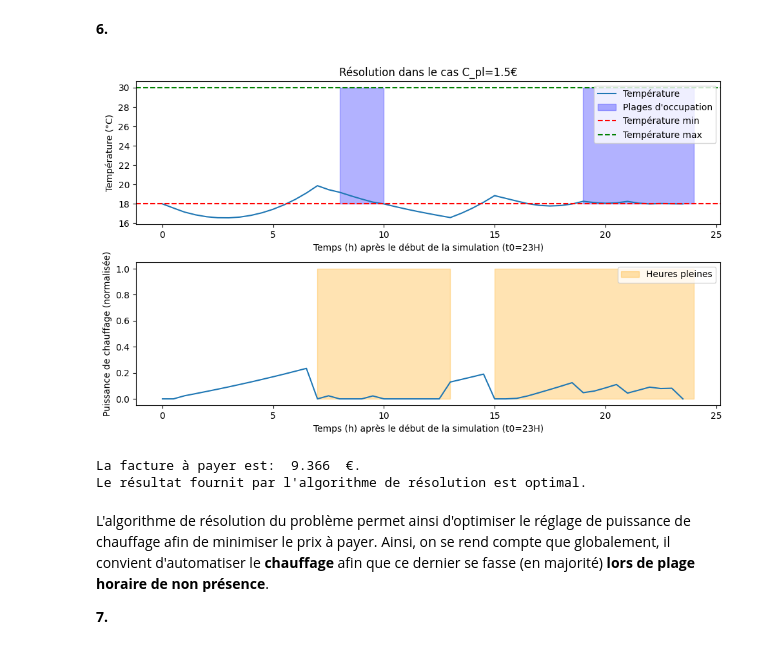
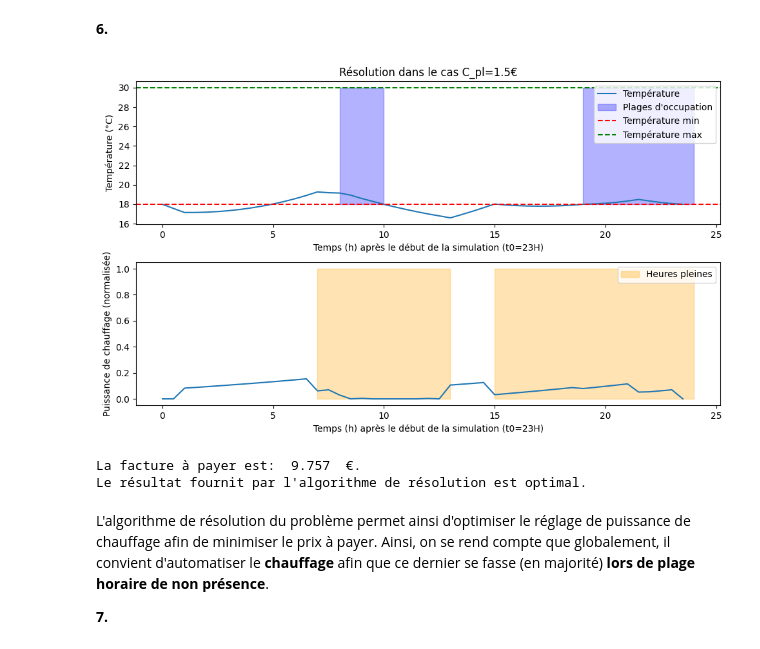
Before and after one commit to TomSchippke/PROJETS_S2, a Jupyter notebook: Mini_Projet_Optim_LAGARDE_SCHIPPKE.ipynb, the cells around one changed output. Cells and saved outputs as stored; diff of their text form; code cells hidden in the pictures.

```diff
--- a/Mini_Projet_Optim_LAGARDE_SCHIPPKE.ipynb
+++ b/Mini_Projet_Optim_LAGARDE_SCHIPPKE.ipynb
@@ -129,19 +129,19 @@ def resolution (cpl=1.50):
 
     # Initialisation des variables
     X0 = np.zeros(2 * N)
-    X0[:N]=(Tm+TM)/2
-    #X0[N:] =PM/10  # Puissances initiales
-    #X0[0]=Tm
-    #X0[2*N-1]=0
-    #for i in range(N-1):
-   #    X0[i+1]=np.exp(-(k+h)*dt)*X0[i]+((1-np.exp(-(k+h)*dt))/(k+h))*(b*X0[N+i]+h*Te[i])
-    #print(X0)
+    #X0[:N]=(Tm+TM)/2
+    X0[N:] =PM/10  # Puissances initiales
+    X0[0]=Tm
+    X0[2*N-1]=0
+    for i in range(N-1):
+       X0[i+1]=np.exp(-(k+h)*dt)*X0[i]+((1-np.exp(-(k+h)*dt))/(k+h))*(b*X0[N+i]+h*Te[i])
+
 
     # Définition des contraintes et de la fonction objectif pour minimize
     contraintes_dict = ({'type': 'ineq', 'fun': contraintes_ineq},{'type': 'eq', 'fun': contraintes_eq})
 
     # Résolution avec minimize
-    resultat_minimize = minimize(cost, X0,constraints=contraintes_dict, options={'disp': False,'maxiter': 500})
+    resultat_minimize = minimize(cost, X0,constraints=contraintes_dict, options={'disp': False,'maxiter': 600})
 
     # Récupération des résultats
     T_resultat = resultat_minimize.x[:N]
@@ -160,35 +160,35 @@ def resolution (cpl=1.50):
     plt.axhline(y=Tm, color='r', linestyle='--', label='Température min')
     plt.axhline(y=TM, color='g', linestyle='--', label='Température max')
     plt.xlabel('Temps (h) après le début de la simulation (t0=23H)')
     plt.ylabel('Température (°C)')
     plt.legend(loc='upper right')
 
     plt.subplot(2, 1, 2)
     plt.plot(temps, Pow_resultat / PM)
     plt.xlabel('Temps (h) après le début de la simulation (t0=23H)')
     plt.ylabel('Puissance de chauffage (normalisée)')
     plt.fill_between([6+(24-t_0),12+(24-t_0)], 0, 1, alpha=0.3, color='orange', label='Heures pleines')
     plt.fill_between([14+(24-t_0),23+(24-t_0)], 0, 1, alpha=0.3, color='orange')
     plt.legend(loc='upper right')
 
     plt.tight_layout()
     plt.show()
 
     print('La facture à payer est: ', round(cost(resultat_minimize.x), 3),' €.')
 
     if  resultat_minimize.success == True:
         print('Le résultat fournit par l\'algorithme de résolution est optimal.')
     else:
         if resultat_minimize.message == 'Iteration limit reached':
             print('Le résultat fournit par l\'algorithme de résolution n\'est pas optimal car le nombre d\'itération mamimum a été atteint.')
         else:
             print('Le résultat fournit par l\'algorithme de résolution n\'est pas optimal car: ', resultat_minimize.message)
     return
 
 resolution()
 # %% [output]
-[figure, old version]
+[figure, new version]
-La facture à payer est:  9.366  €.
+La facture à payer est:  9.757  €.
 Le résultat fournit par l'algorithme de résolution est optimal.
 # %% [markdown]
 L'algorithme de résolution du problème permet ainsi d'optimiser le réglage de puissance de chauffage afin de minimiser le prix à payer. Ainsi, on se rend compte que globalement, il convient d'automatiser le **chauffage** afin que ce dernier se fasse (en majorité) **lors de plage horaire de non présence**.
```
Also changed, not shown: parts of 2 cells of this notebook.
